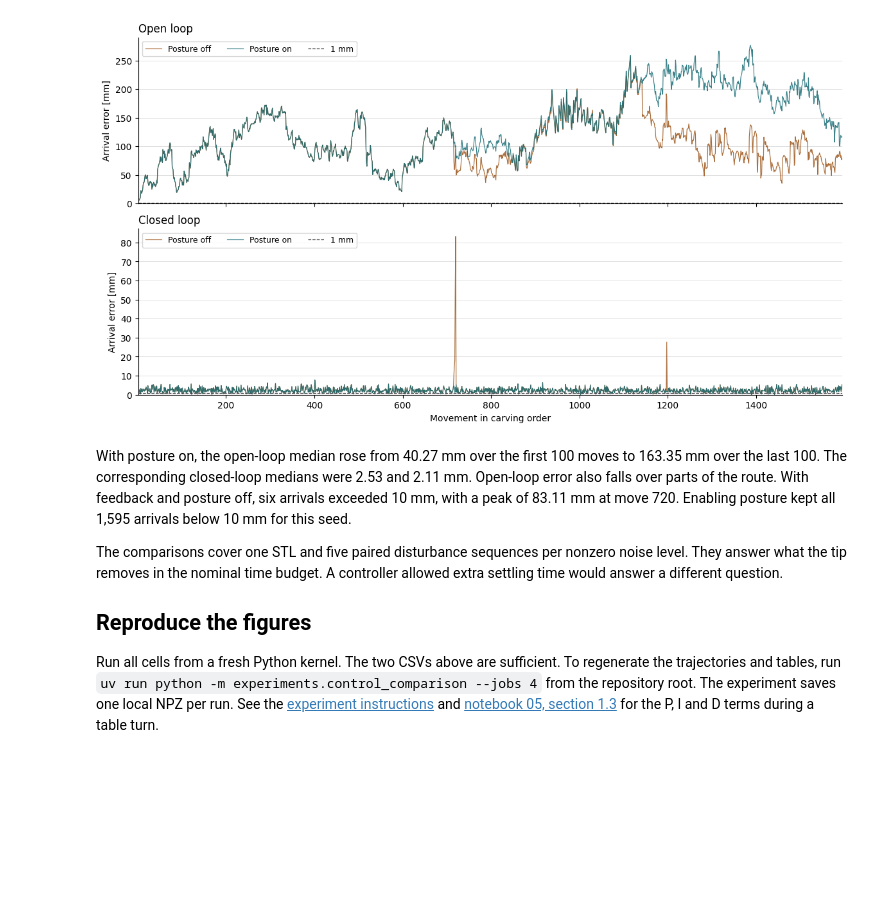
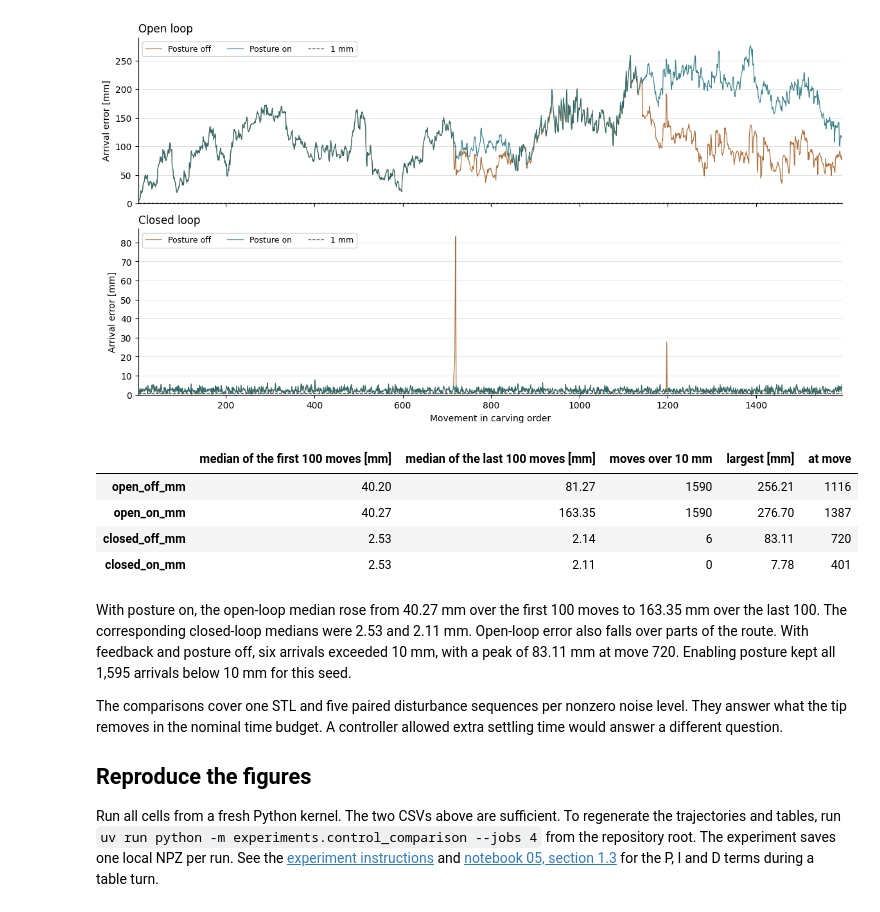
Before and after one commit to Aokiri/sculptor-robot, a Jupyter notebook: notebooks/06_control_comparison.ipynb, the cells around one changed output. Cells and saved outputs as stored; diff of their text form; code cells hidden in the pictures; blank space fills up the shorter version.

```diff
--- a/notebooks/06_control_comparison.ipynb
+++ b/notebooks/06_control_comparison.ipynb
@@ -185,6 +185,19 @@ axes[-1].set_xlim(1, len(drift))
 plt.show()
 # %% [output]
 [figure]
+# %%
+errors = drift.drop(columns=["move", "target_cube"])
+pd.DataFrame({"median of the first 100 moves [mm]": errors.iloc[:100].median(),
+              "median of the last 100 moves [mm]": errors.iloc[-100:].median(),
+              "moves over 10 mm": (errors > 10).sum(),
+              "largest [mm]": errors.max(),
+              "at move": drift.move[errors.idxmax()].to_numpy()}).round(2)
+# %% [output]
+|  | median of the first 100 moves [mm] | median of the last 100 moves [mm] | moves over 10 mm | largest [mm] | at move |
+| open_off_mm | 40.20 | 81.27 | 1590 | 256.21 | 1116 |
+| open_on_mm | 40.27 | 163.35 | 1590 | 276.70 | 1387 |
+| closed_off_mm | 2.53 | 2.14 | 6 | 83.11 | 720 |
+| closed_on_mm | 2.53 | 2.11 | 0 | 7.78 | 401 |
 # %% [markdown]
 With posture on, the open-loop median rose from 40.27 mm over the first 100 moves to 163.35 mm over the last 100. The corresponding closed-loop medians were 2.53 and 2.11 mm. Open-loop error also falls over parts of the route. With feedback and posture off, six arrivals exceeded 10 mm, with a peak of 83.11 mm at move 720. Enabling posture kept all 1,595 arrivals below 10 mm for this seed.
 
```
Also changed, not shown: parts of 12 cells of this notebook, 2 other files.
